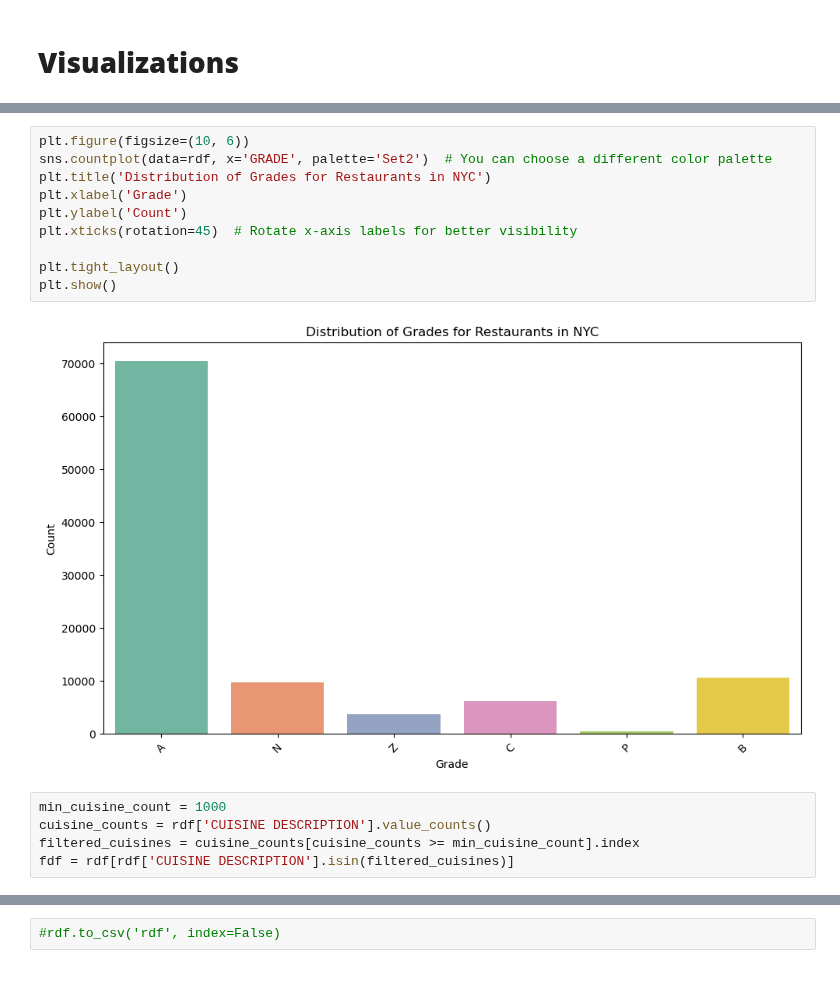
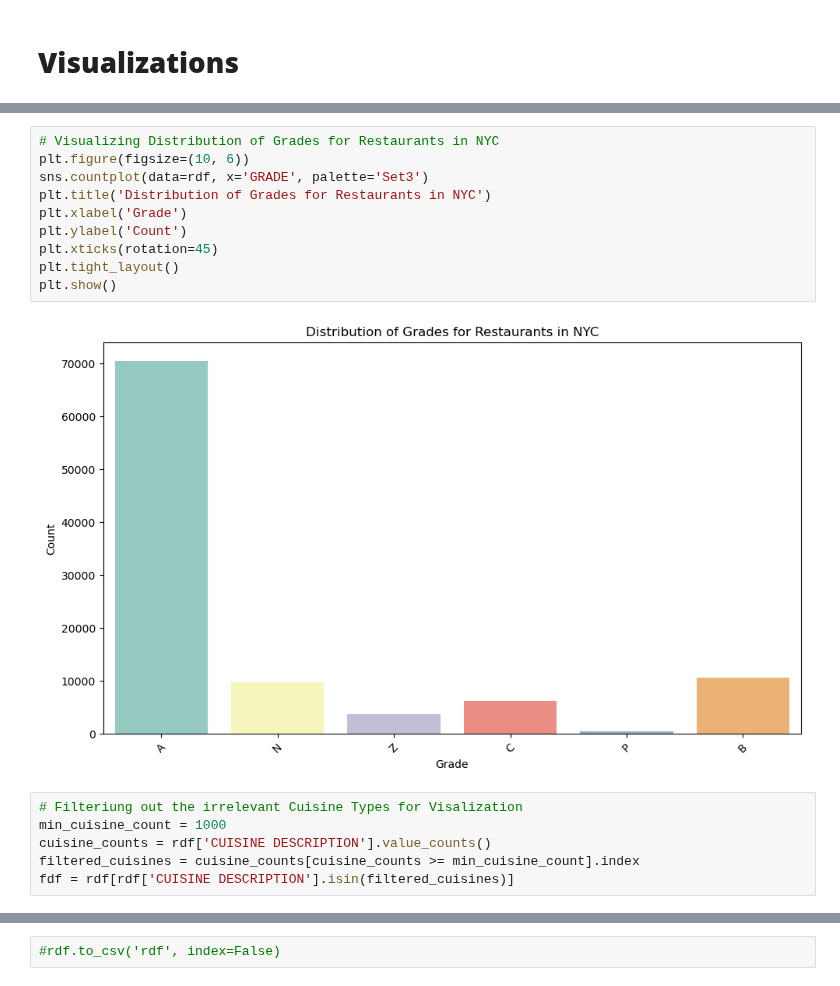
Before and after one commit to JoeBwonKenobi/NYCRestarauntInspections, a Jupyter notebook: NYC Restaurant Project .ipynb, the cells around one changed output, grey strips where cells are left out. Saved outputs shown, nothing was run; the diff lists cells and outputs as text.

```diff
--- a/NYC Restaurant Project .ipynb
+++ b/NYC Restaurant Project .ipynb
@@ -209,18 +247,19 @@ plt.show()
 # %% [output]
 [figure]
 # %%
+# Visualizing Distribution of Grades for Restaurants in NYC
 plt.figure(figsize=(10, 6))
-sns.countplot(data=rdf, x='GRADE', palette='Set2')  # You can choose a different color palette
+sns.countplot(data=rdf, x='GRADE', palette='Set3')
 plt.title('Distribution of Grades for Restaurants in NYC')
 plt.xlabel('Grade')
 plt.ylabel('Count')
-plt.xticks(rotation=45)  # Rotate x-axis labels for better visibility
-
+plt.xticks(rotation=45)
 plt.tight_layout()
 plt.show()
 # %% [output]
-[figure, old version]
+[figure, new version]
 # %%
+# Filteriung out the irrelevant Cuisine Types for Visalization
 min_cuisine_count = 1000
 cuisine_counts = rdf['CUISINE DESCRIPTION'].value_counts()
 filtered_cuisines = cuisine_counts[cuisine_counts >= min_cuisine_count].index
```
Also changed, not shown: parts of 6 cells of this notebook.
